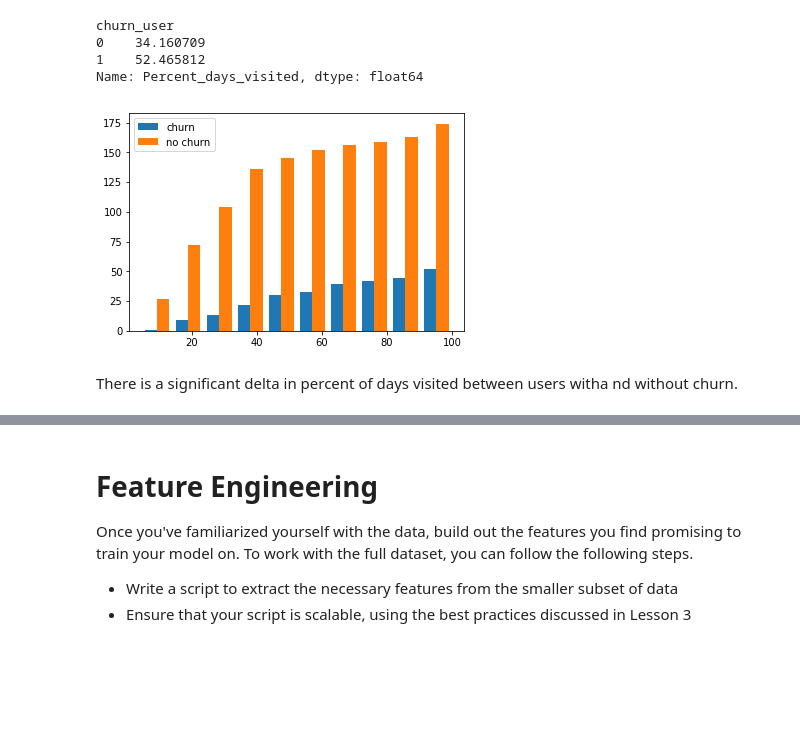
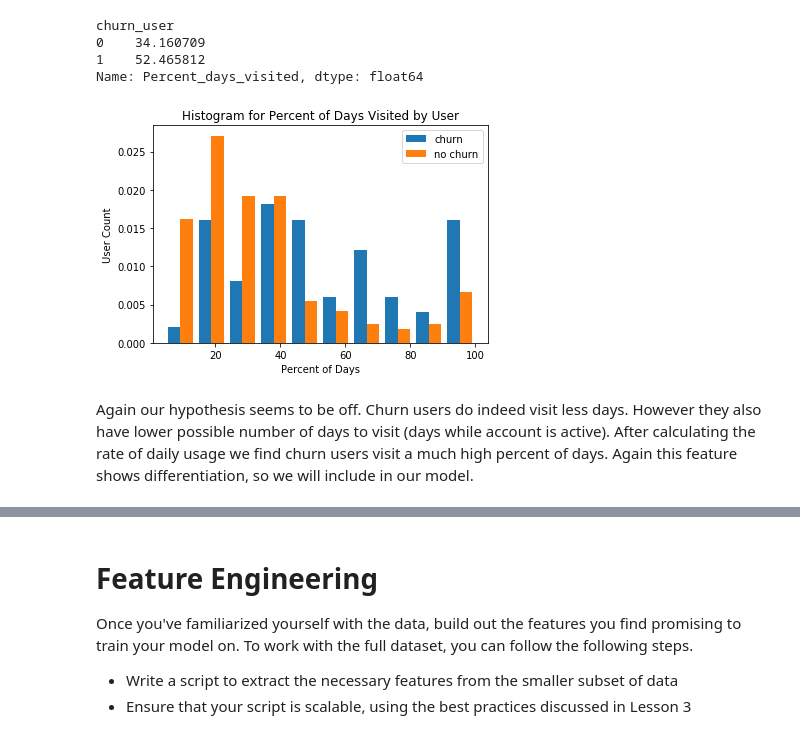
Before and after one commit to henzi23/Music_App_Churn_Prediction, a Jupyter notebook: Sparkify.ipynb, the cells around one changed output, grey strips where cells are left out. Saved outputs shown, nothing was run; the diff lists cells and outputs as text; code cells hidden in the pictures; blank space fills up the shorter version.

```diff
--- a/Sparkify.ipynb
+++ b/Sparkify.ipynb
@@ -215,6 +280,6 @@ It is interesting to note that the users with a churn event never had a change i
 # %%
 # average numbers of days visited by user and churn
-user_visits_day = df.select('userID','churn_user','date').distinct().groupBy('userID','churn_user').count()
+user_visits_day = df.select('userId','churn_user','date').distinct().groupBy('userId','churn_user').count()
 user_visits_day.groupBy('churn_user').agg(avg('count')).show()
 # %% [output]
 +----------+------------------+
@@ -241,12 +310,12 @@ Churn users tend to have less days with visits than non-churn users.  However th
 delta_day = udf(lambda x,y:
             (datetime.datetime.strptime(x, '%Y-%m-%d')-datetime.datetime.strptime(y, '%Y-%m-%d')).days + 1, IntegerType())
 
-user_possible = df.groupBy('userID','churn_user') \
+user_possible = df.groupBy('userId','churn_user') \
     .agg(max('date').alias('end'),min('date').alias('start'))
 
 user_possible = user_possible.withColumn("days", delta_day(user_possible.end,user_possible.start))
 
-user_possible.groupBy('churn_user').agg(avg('days')).show()
+user_possible.groupBy('churn_user').agg(avg('days').alias('total_possible_days')).show()
 # %% [output]
 +----------+-----------------+
 |churn_user|        avg(days)|
@@ -257,7 +326,7 @@ user_possible.groupBy('churn_user').agg(avg('days')).show()
 # %%
 # percent of possible days visited by user
 possible_df = user_possible.toPandas()
-merged_usage = visit_day_df.merge(possible_df,on=['userID','churn_user'])
+merged_usage = visit_day_df.merge(possible_df,on=['userId','churn_user'])
 merged_usage['Percent_days_visited'] = merged_usage['count'] / merged_usage['days'] *100
 
 merged_usage.groupby('churn_user')['Percent_days_visited'].mean()
@@ -268,12 +337,16 @@ churn_user
 Name: Percent_days_visited, dtype: float64
 # %%
 # Plot percent of days visited by churn
+
+plt.title("Histogram for Percent of Days Visited by User")
+plt.xlabel("Percent of Days")
+plt.ylabel("User Count")
 plt.hist([merged_usage[merged_usage.churn_user==1]['Percent_days_visited'],
           merged_usage[merged_usage.churn_user==0]['Percent_days_visited']],
-        label=['churn','no churn'], cumulative=True)
-plt.legend(loc='upper left')
+        label=['churn','no churn'],normed=1)
+plt.legend(loc='upper right')
 plt.show();
 # %% [output]
-[figure, old version]
+[figure, new version]
-# %% [markdown]
-There is a significant delta in percent of days visited between users witha nd without churn.
+# %% [markdown]
+Again our hypothesis seems to be off.  Churn users do indeed visit less days.  However they also have lower possible number of days to visit (days while account is active).  After calculating the rate of daily usage we find churn users visit a much high percent of days.  Again this feature shows differentiation, so we will include in our model.
```
Also changed, not shown: parts of 36 cells of this notebook, 1 other file.
